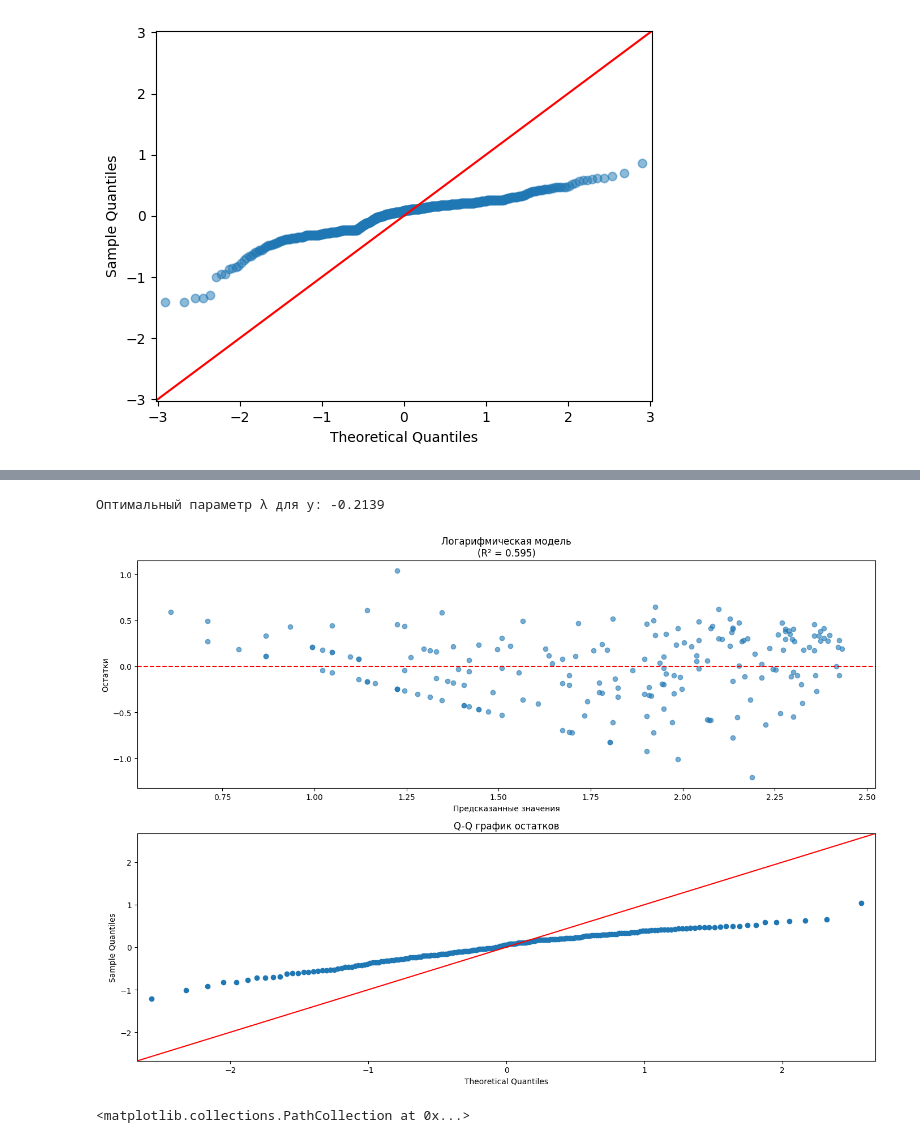
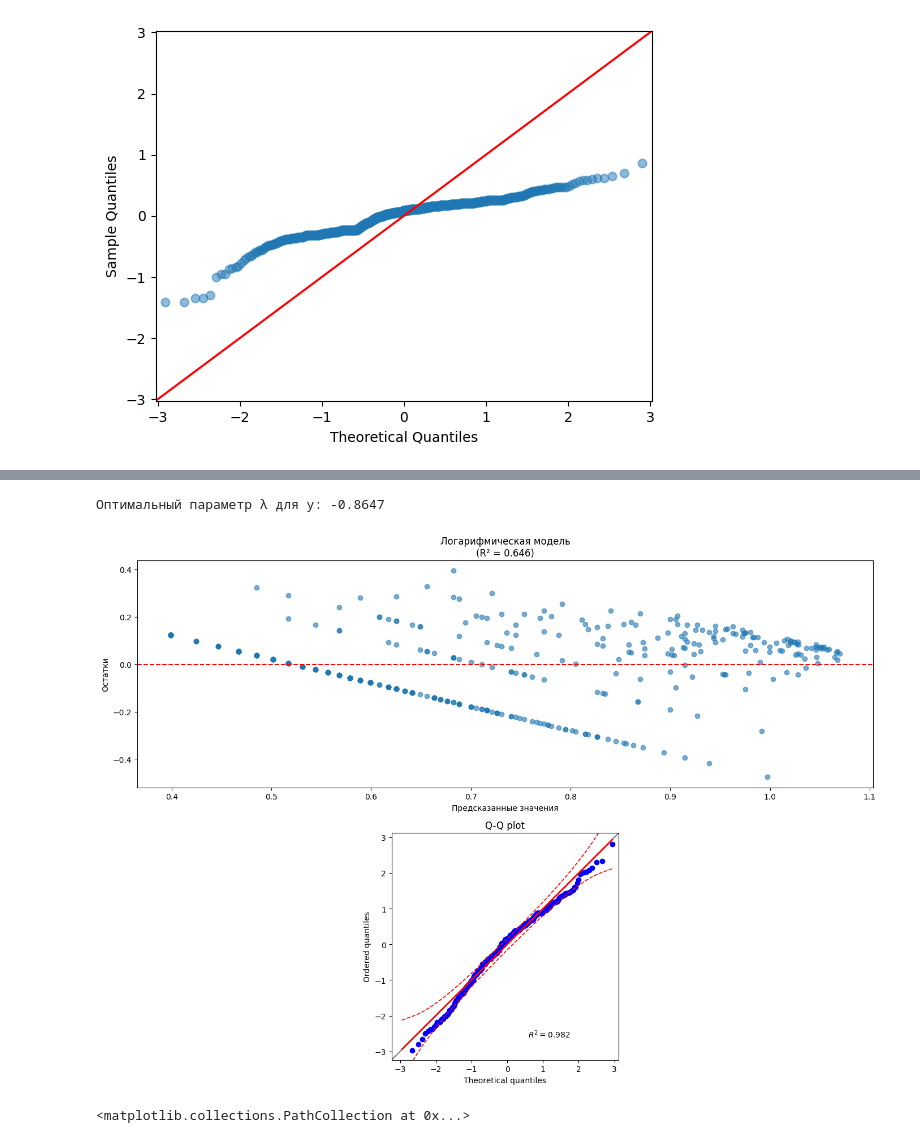
Before and after one commit to DaniilPominov/data_science, a Jupyter notebook: src/project/Задание_Анализ цифрового следа.ipynb, the cells around one changed output, grey strips where cells are left out. Cells and saved outputs as stored; diff of their text form; code cells hidden in the pictures.

Commit message:
pingouin

```diff
--- a/src/project/Задание_Анализ цифрового следа.ipynb
+++ b/src/project/Задание_Анализ цифрового следа.ipynb
@@ -418,7 +418,7 @@ sm.qqplot(residuals,alpha=0.5,dist = distributions.norm,line='45')
 [figure]
 # %%
 agg_df2 = agg_df.copy()
-outliers_mask = (agg_df['total_active'] < 2)
+outliers_mask = (agg_df['total_active'] < 1)
 
 # Шудалить такие строки
 agg_df2 = agg_df2[~outliers_mask].copy()
@@ -470,40 +470,40 @@ plt.grid(True)
 # %%
-
+import pingouin as pg
 y = agg_df2['total_active'] + 1
 X_views = agg_df2['total_views'] + 1
 
 y_transformed, lambda_opt_y = boxcox(y)
 print(f"Оптимальный параметр λ для y: {lambda_opt_y:.4f}")
 
 
 X_log = pd.DataFrame({
     'log_views': np.log(X_views)
 })
 X_log = sm.add_constant(X_log)
 
 model_bc_log = sm.OLS(y_transformed, X_log).fit()
 
 # 5. Анализ остатков
 residuals = model_bc_log.resid
 y_pred_bc = model_bc_log.fittedvalues
 
 fig, axes = plt.subplots(2, 1, figsize=(14, 10))
 axes = axes.ravel()
 
 axes[0].scatter(y_pred_bc, residuals, alpha=0.6)
 axes[0].axhline(0, color='red', linestyle='--')
 axes[0].set_xlabel('Предсказанные значения')
 axes[0].set_ylabel('Остатки')
 axes[0].set_title('Логарифмическая модель\n(R² = {:.3f})'.format(model_bc_log.rsquared))
 
-sm.qqplot(residuals, line='45', ax=axes[1])
-axes[1].set_title('Q-Q график остатков')
+pg.qqplot(residuals,ax=axes[1], confidence=.99, dist='norm')
+axes[1].set_title('Q-Q plot')
 
 plt.tight_layout()
 plt.show()
 # %% [output]
-Оптимальный параметр λ для y: -0.2139
+Оптимальный параметр λ для y: -0.8647
-[figure, old version]
+[figure, new version]
 # %%
 plt.scatter(X_views,y_transformed)
 # %% [output]
```
Also changed, not shown: parts of 6 cells of this notebook.
